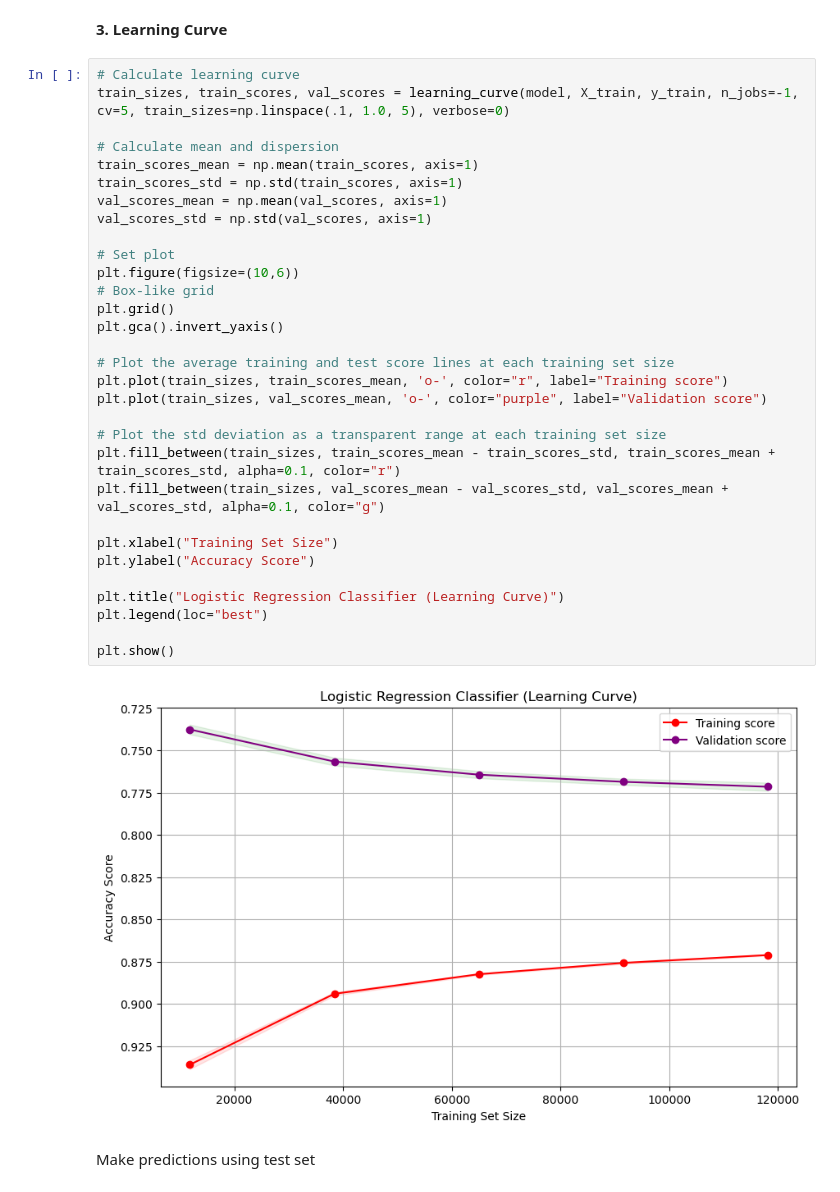
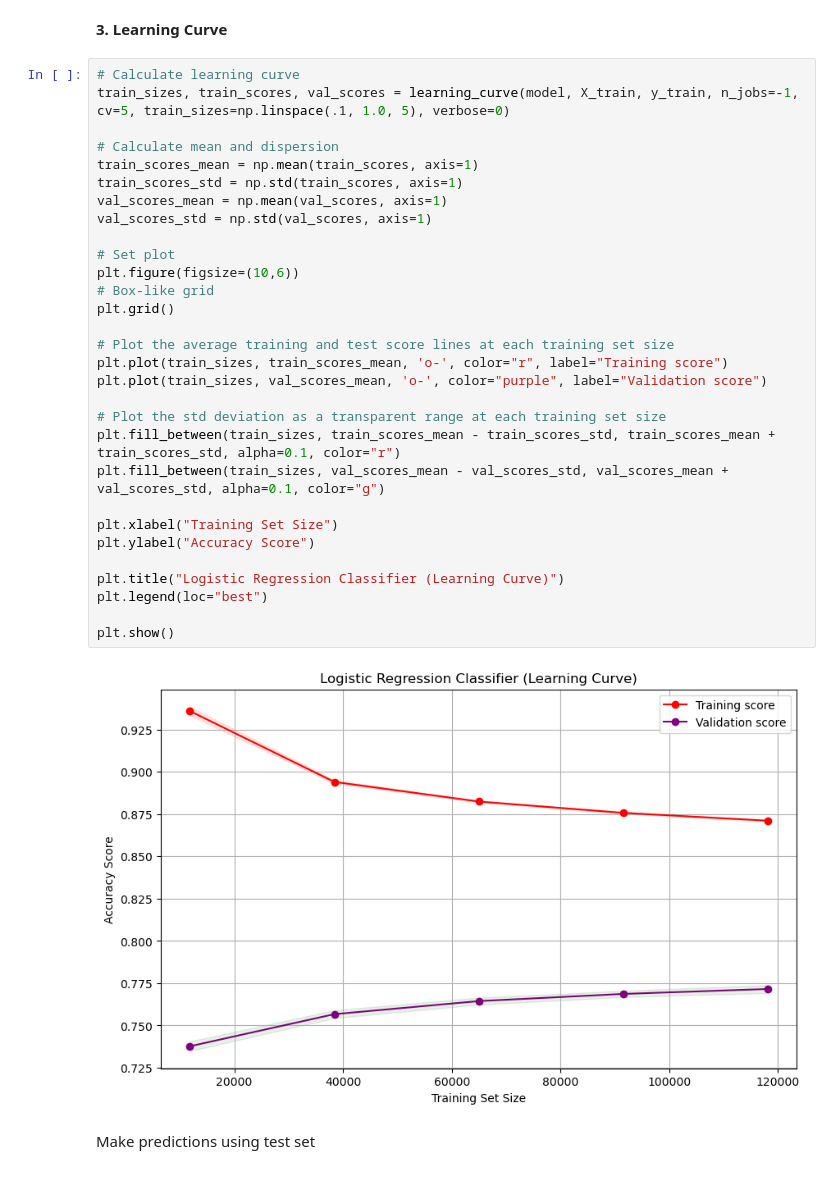
Before and after one commit to ChristinaDiam/Deep_Learning_for_NLP, a Jupyter notebook: Logistic_Regression/Project_1.ipynb, the cells around one changed output. Cells and saved outputs as stored; diff of their text form.

```diff
--- a/Logistic_Regression/Project_1.ipynb
+++ b/Logistic_Regression/Project_1.ipynb
@@ -563,35 +563,34 @@ plt.show()
 # Calculate learning curve
 train_sizes, train_scores, val_scores = learning_curve(model, X_train, y_train, n_jobs=-1, cv=5, train_sizes=np.linspace(.1, 1.0, 5), verbose=0)
 
 # Calculate mean and dispersion
 train_scores_mean = np.mean(train_scores, axis=1)
 train_scores_std = np.std(train_scores, axis=1)
 val_scores_mean = np.mean(val_scores, axis=1)
 val_scores_std = np.std(val_scores, axis=1)
 
 # Set plot
 plt.figure(figsize=(10,6))
 # Box-like grid
 plt.grid()
-plt.gca().invert_yaxis()
 
 # Plot the average training and test score lines at each training set size
 plt.plot(train_sizes, train_scores_mean, 'o-', color="r", label="Training score")
 plt.plot(train_sizes, val_scores_mean, 'o-', color="purple", label="Validation score")
 
 # Plot the std deviation as a transparent range at each training set size
 plt.fill_between(train_sizes, train_scores_mean - train_scores_std, train_scores_mean + train_scores_std, alpha=0.1, color="r")
 plt.fill_between(train_sizes, val_scores_mean - val_scores_std, val_scores_mean + val_scores_std, alpha=0.1, color="g")
 
 plt.xlabel("Training Set Size")
 plt.ylabel("Accuracy Score")
 
 plt.title("Logistic Regression Classifier (Learning Curve)")
 plt.legend(loc="best")
 
 plt.show()
 # %% [output]
-[figure, old version]
+[figure, new version]
 # %% [markdown]
 Make predictions using test set
 # %%
```
